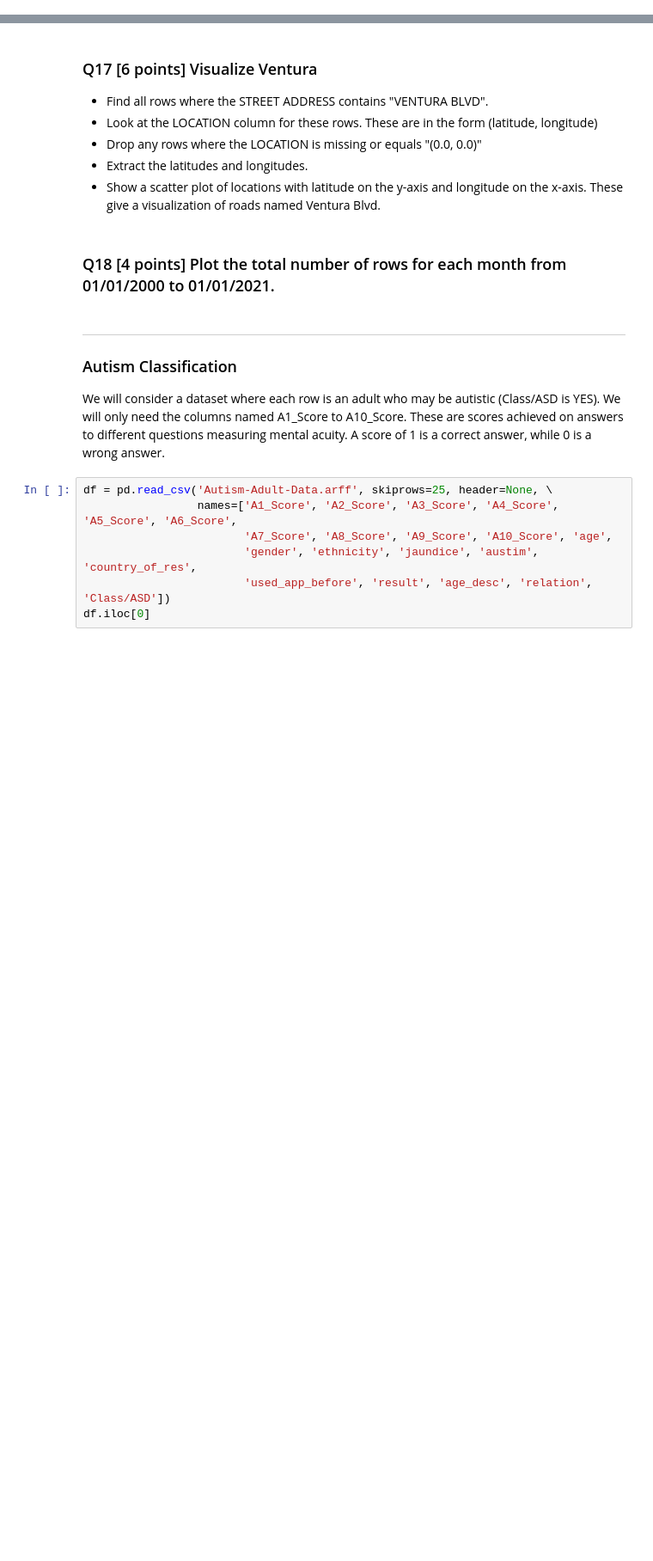
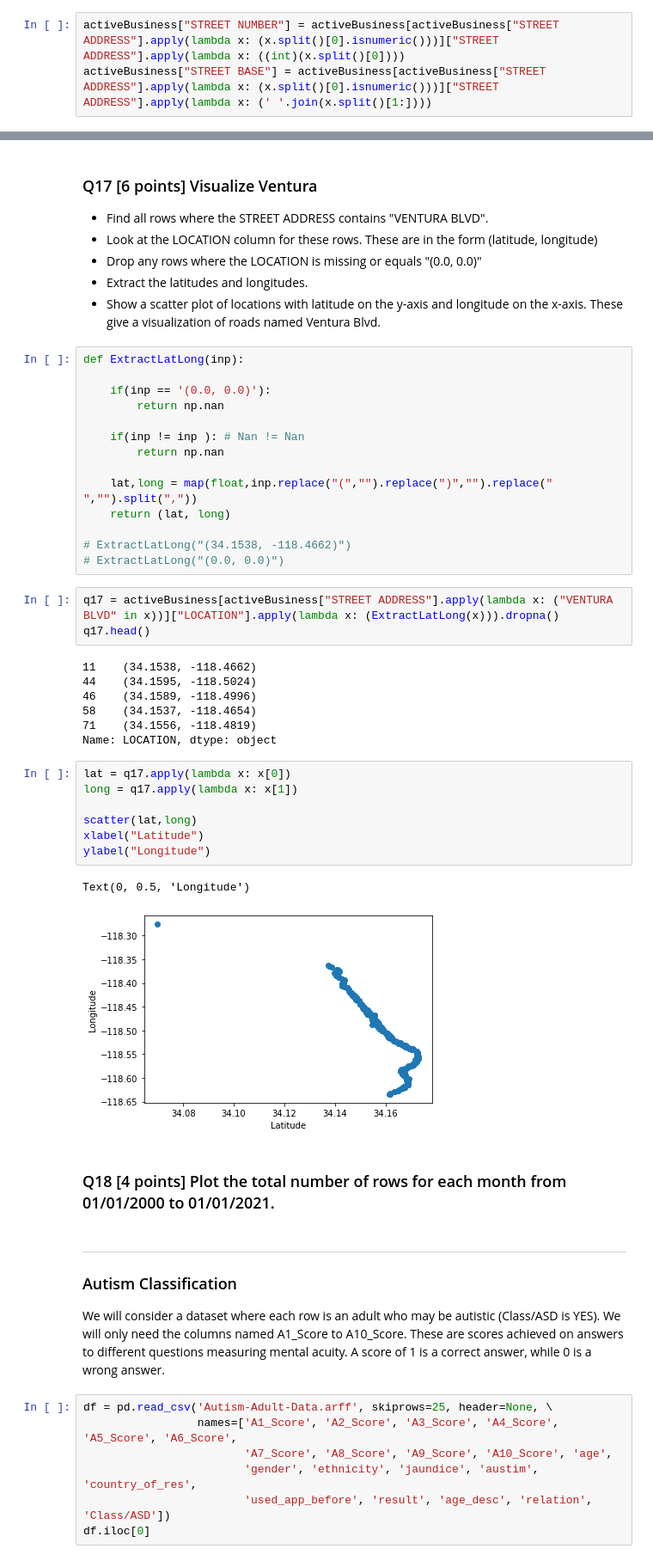
Before and after one commit to rohitashwachaks/MIS-S381N, a Jupyter notebook: Final/Final.ipynb, the cells around one changed output, grey strips where cells are left out. Shown at 86% size. Saved outputs shown, nothing was run; the diff lists cells and outputs as text; blank space fills up the shorter version.

```diff
--- a/Final/Final.ipynb
+++ b/Final/Final.ipynb
@@ -93,3 +213,6 @@ Calculate the number of rows associated with each unique last-name. Plot the fre
 * For each STREET BASE, figure out the range of STREET NUMBERs.
     * For example, if you see "15126 STAGG STREET", "15100 STAGG STREET" and "15200 STAGG STREET", then the range for "STAGG STREET" is 15200-15100=100.
 * Print out the top 5 STREET BASEs with the largest range of STREET NUMBERs.
+# %%
+activeBusiness["STREET NUMBER"] = activeBusiness[activeBusiness["STREET ADDRESS"].apply(lambda x: (x.split()[0].isnumeric()))]["STREET ADDRESS"].apply(lambda x: ((int)(x.split()[0])))
+activeBusiness["STREET BASE"] = activeBusiness[activeBusiness["STREET ADDRESS"].apply(lambda x: (x.split()[0].isnumeric()))]["STREET ADDRESS"].apply(lambda x: (' '.join(x.split()[1:])))
@@ -110,6 +292,40 @@ Calculate the number of rows associated with each unique last-name. Plot the fre
 * Drop any rows where the LOCATION is missing or equals "(0.0, 0.0)"
 * Extract the latitudes and longitudes.
 * Show a scatter plot of locations with latitude on the y-axis and longitude on the x-axis. These give a visualization of roads named Ventura Blvd.
+# %%
+def ExtractLatLong(inp):
+
+    if(inp == '(0.0, 0.0)'):
+        return np.nan
+
+    if(inp != inp ): # Nan != Nan
+        return np.nan
+
+    lat,long = map(float,inp.replace("(","").replace(")","").replace(" ","").split(","))
+    return (lat, long)
+
+# ExtractLatLong("(34.1538, -118.4662)")
+# ExtractLatLong("(0.0, 0.0)")
+# %%
+q17 = activeBusiness[activeBusiness["STREET ADDRESS"].apply(lambda x: ("VENTURA BLVD" in x))]["LOCATION"].apply(lambda x: (ExtractLatLong(x))).dropna()
+q17.head()
+# %% [output]
+11    (34.1538, -118.4662)
+44    (34.1595, -118.5024)
+46    (34.1589, -118.4996)
+58    (34.1537, -118.4654)
+71    (34.1556, -118.4819)
+Name: LOCATION, dtype: object
+# %%
+lat = q17.apply(lambda x: x[0])
+long = q17.apply(lambda x: x[1])
+
+scatter(lat,long)
+xlabel("Latitude")
+ylabel("Longitude")
+# %% [output]
+Text(0, 0.5, 'Longitude')
+[figure, added]
 # %% [markdown]
 ### Q18 [4 points] Plot the total number of rows for each month from 01/01/2000 to 01/01/2021.
 # %% [markdown]
```
Also changed, not shown: parts of 28 cells of this notebook.
